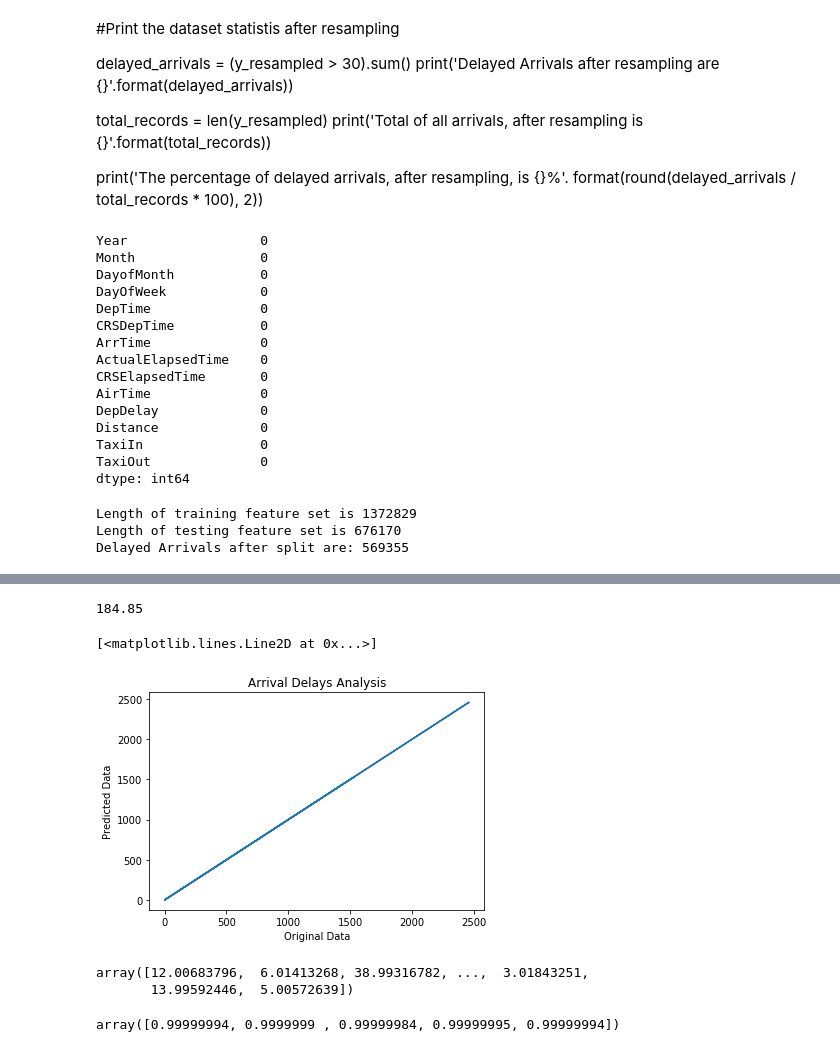
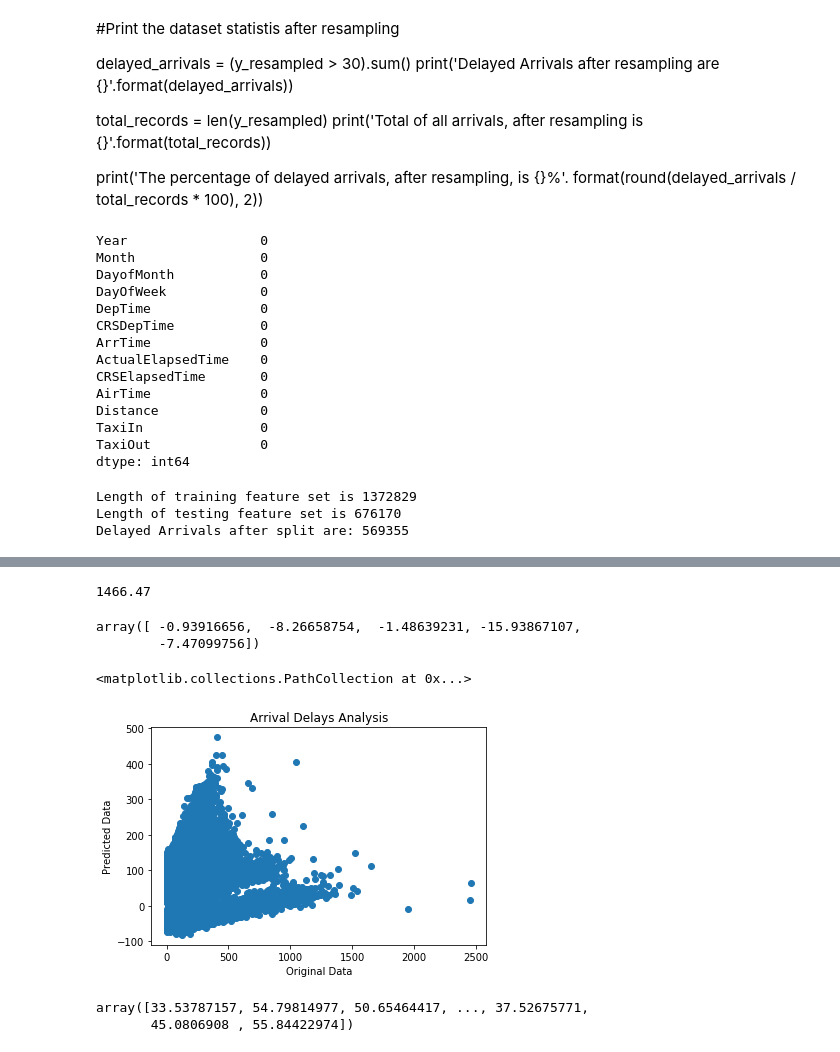
Before and after one commit to mu-mandayam/DataScience, a Jupyter notebook: Airline_Delays.ipynb, the cells around one changed output, grey strips where cells are left out. Drawn from its saved outputs; the diff is of its cells as text; code cells hidden in the pictures.

```diff
--- a/Airline_Delays.ipynb
+++ b/Airline_Delays.ipynb
@@ -106,6 +106,7 @@ plt.show()
 # Drop CRSArrTime as it is highly coorelated with CRSDepTime
 
 airline_data.drop('CRSArrTime', axis=1, inplace=True)
+airline_data.drop('DepDelay', axis=1, inplace=True)
 # %%
 # Calculate the percentage of success data (ArrDelay > 30 minutes) with respect to the failure data (normal arrivals)
 
@@ -201,7 +202,6 @@ ArrTime              0
 ActualElapsedTime    0
 CRSElapsedTime       0
 AirTime              0
-DepDelay             0
 Distance             0
 TaxiIn               0
 TaxiOut              0
@@ -237,7 +237,7 @@ start = time()
 
 from sklearn import linear_model
 
-sgd = linear_model.SGDRegressor(penalty='l1', learning_rate='optimal', alpha=0.1, max_iter=5000, tol=1e-3)
+sgd = linear_model.SGDRegressor(penalty='l1', learning_rate='optimal', alpha=0.01, max_iter=5000, tol=1e-3)
 
 sgd.fit(X_train, y_train)
 
@@ -245,28 +245,27 @@ predicted_values = sgd.predict(X_train)
 
 sgd.score(X_train, y_train)
 
-from sklearn.model_selection import cross_val_score
-cross_val_score(sgd, X_train, y_train, cv=5)
-
 print(round(time()-start, 2))
 # %% [output]
-184.85
+1466.47
+# %%
+from sklearn.model_selection import cross_val_score
+cross_val_score(sgd, X_train, y_train, cv=5)
+# %% [output]
+array([ -0.93916656,  -8.26658754,  -1.48639231, -15.93867107,
+        -7.47099756])
 # %%
 #Plot the training data versus predicted values
 
 plt.xlabel('Original Data')
 plt.ylabel('Predicted Data')
 plt.title('Arrival Delays Analysis')
-plt.plot(y_train, predicted_values)
+plt.scatter(y_train, predicted_values)
 # %% [output]
-[<matplotlib.lines.Line2D at 0x...>]
+<matplotlib.collections.PathCollection at 0x...>
-[figure, old version]
+[figure, new version]
 # %%
 predicted_values
 # %% [output]
-array([12.00683796,  6.01413268, 38.99316782, ...,  3.01843251,
-       13.99592446,  5.00572639])
+array([33.53787157, 54.79814977, 50.65464417, ..., 37.52675771,
+       45.0806908 , 55.84422974])
-# %%
-cross_val_score(sgd, X_train, y_train, cv=5)
-# %% [output]
-array([0.99999994, 0.9999999 , 0.99999984, 0.99999995, 0.99999994])
```
Also changed, not shown: parts of 3 cells of this notebook.
